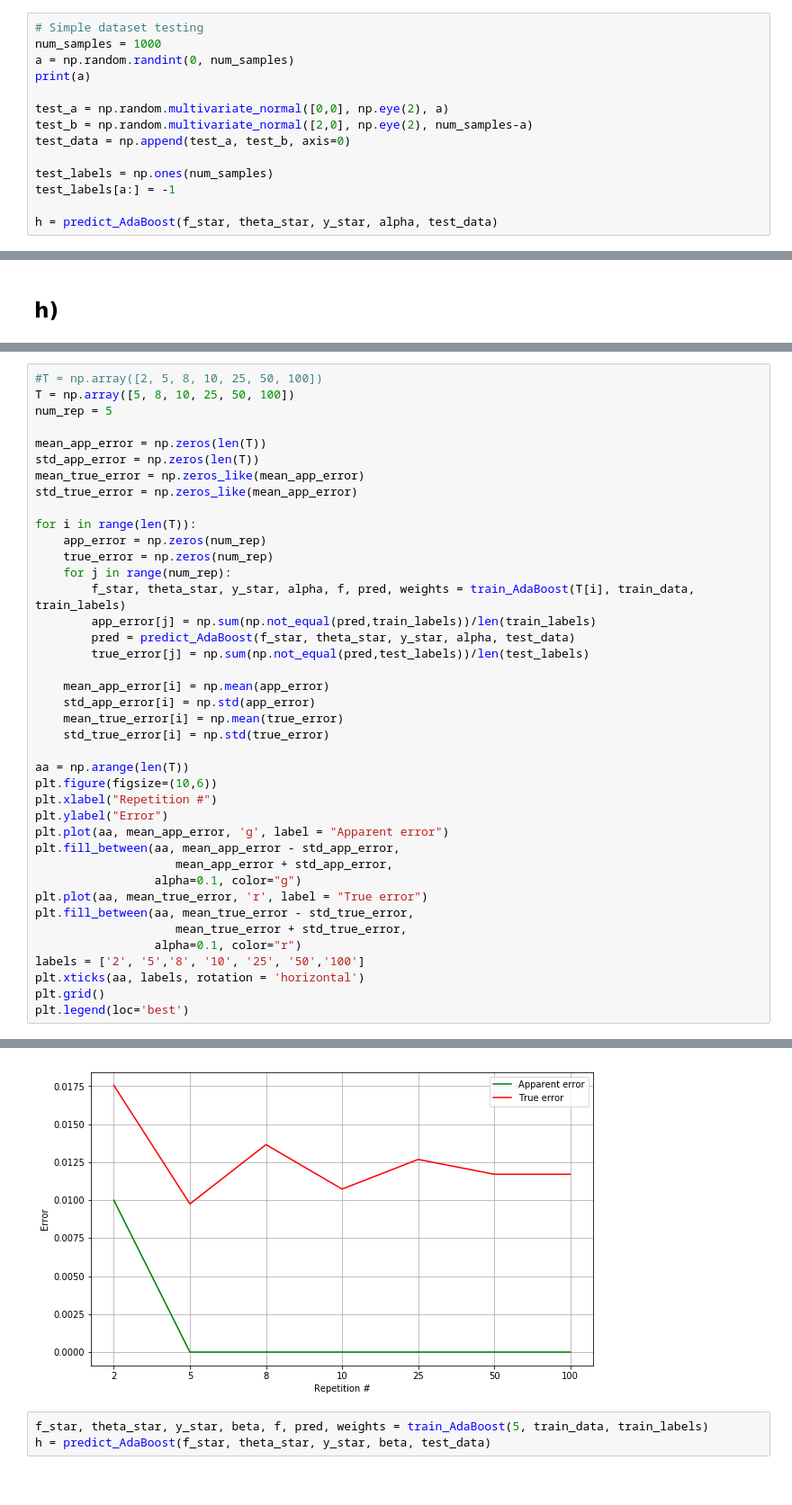
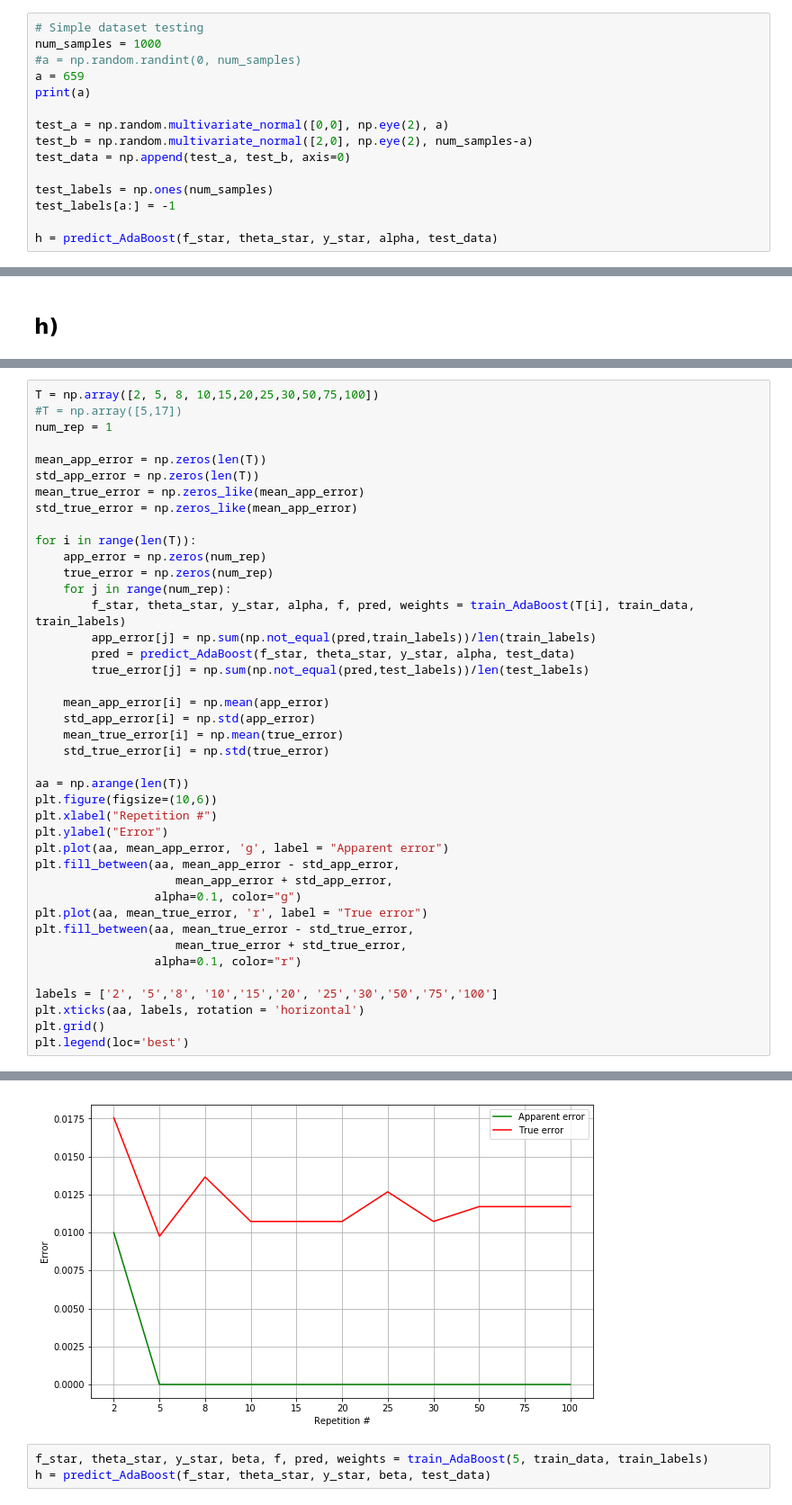
Before and after one commit to giannislelekas/IN4320-ML, a Jupyter notebook: src/Computational_Theory.ipynb, the cells around one changed output, grey strips where cells are left out. Shown at 90% size. Cells and saved outputs as stored; diff of their text form.

```diff
--- a/src/Computational_Theory.ipynb
+++ b/src/Computational_Theory.ipynb
@@ -862,7 +864,8 @@ print(min(weights))
 # %%
 # Simple dataset testing
 num_samples = 1000
-a = np.random.randint(0, num_samples)
+#a = np.random.randint(0, num_samples)
+a = 659
 print(a)
 
 test_a = np.random.multivariate_normal([0,0], np.eye(2), a)
@@ -1253,9 +1308,9 @@ plt.imshow(np.reshape(train_data[i], (8, 8)), cmap='gray')
 <matplotlib.image.AxesImage at 0x...>
 [figure]
 # %%
-#T = np.array([2, 5, 8, 10, 25, 50, 100])
-T = np.array([5, 8, 10, 25, 50, 100])
-num_rep = 5
+T = np.array([2, 5, 8, 10,15,20,25,30,50,75,100])
+#T = np.array([5,17])
+num_rep = 1
 
 mean_app_error = np.zeros(len(T))
 std_app_error = np.zeros(len(T))
@@ -1266,35 +1321,36 @@ for i in range(len(T)):
     app_error = np.zeros(num_rep)
     true_error = np.zeros(num_rep)
     for j in range(num_rep):
         f_star, theta_star, y_star, alpha, f, pred, weights = train_AdaBoost(T[i], train_data, train_labels)
         app_error[j] = np.sum(np.not_equal(pred,train_labels))/len(train_labels)
         pred = predict_AdaBoost(f_star, theta_star, y_star, alpha, test_data)
         true_error[j] = np.sum(np.not_equal(pred,test_labels))/len(test_labels)
 
     mean_app_error[i] = np.mean(app_error)
     std_app_error[i] = np.std(app_error)
     mean_true_error[i] = np.mean(true_error)
     std_true_error[i] = np.std(true_error)
 
 aa = np.arange(len(T))
 plt.figure(figsize=(10,6))
 plt.xlabel("Repetition #")
 plt.ylabel("Error")
 plt.plot(aa, mean_app_error, 'g', label = "Apparent error")
 plt.fill_between(aa, mean_app_error - std_app_error,
                     mean_app_error + std_app_error,
                  alpha=0.1, color="g")
 plt.plot(aa, mean_true_error, 'r', label = "True error")
 plt.fill_between(aa, mean_true_error - std_true_error,
                     mean_true_error + std_true_error,
                  alpha=0.1, color="r")
-labels = ['2', '5','8', '10', '25', '50','100']
+
+labels = ['2', '5','8', '10','15','20', '25','30','50','75','100']
 plt.xticks(aa, labels, rotation = 'horizontal')
 plt.grid()
 plt.legend(loc='best')
 # %% [output]
 <matplotlib.legend.Legend at 0x...>
-[figure, old version]
+[figure, new version]
 # %%
 f_star, theta_star, y_star, beta, f, pred, weights = train_AdaBoost(5, train_data, train_labels)
 h = predict_AdaBoost(f_star, theta_star, y_star, beta, test_data)
```
Also changed, not shown: parts of 13 cells of this notebook, 3 other files.
